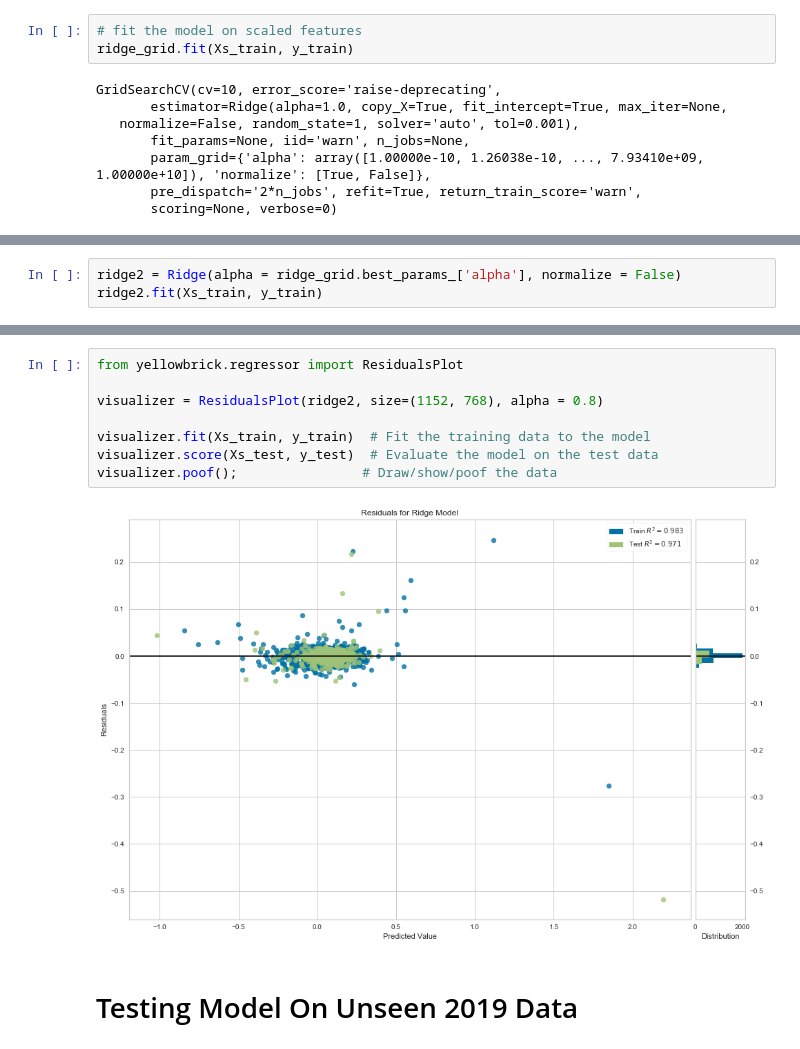
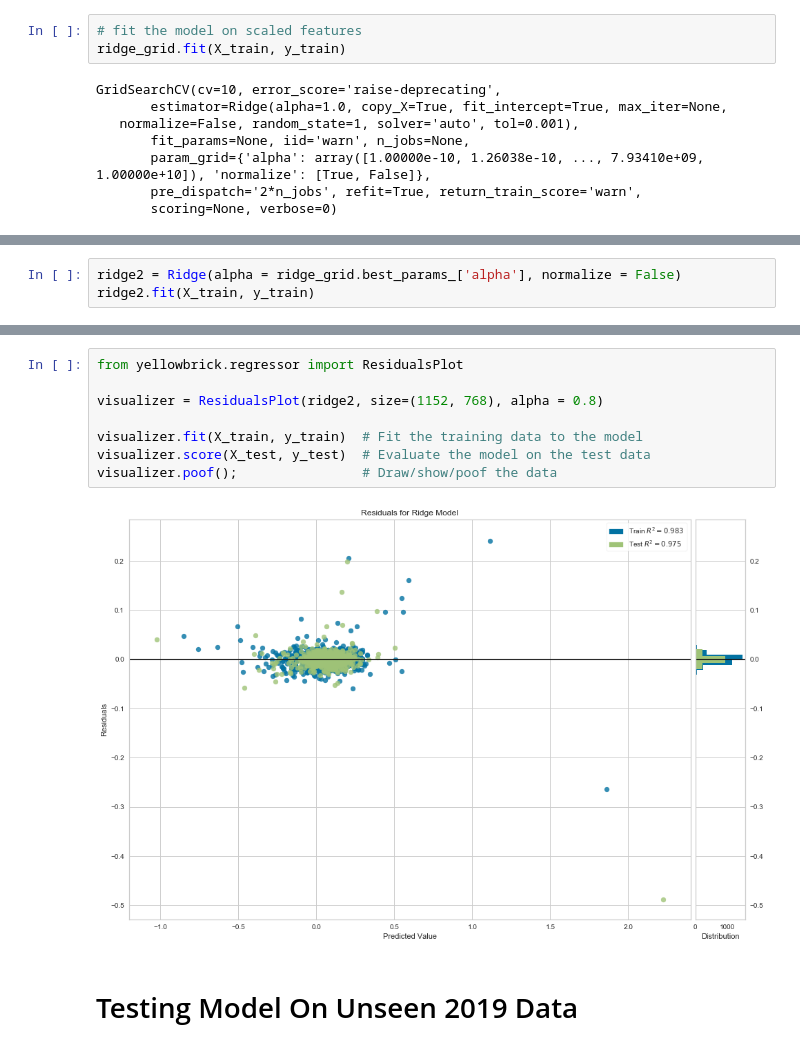
Before and after one commit to earny-joe/Springboard-DS-Portfolio, a Jupyter notebook: capstone_1/basketball/Individual_Player_Stats/winshares-ML.ipynb, the cells around one changed output, grey strips where cells are left out. Saved outputs shown, nothing was run; the diff lists cells and outputs as text.

```diff
--- a/capstone_1/basketball/Individual_Player_Stats/winshares-ML.ipynb
+++ b/capstone_1/basketball/Individual_Player_Stats/winshares-ML.ipynb
@@ -313,7 +326,7 @@ ridge = Ridge(random_state=1)
 ridge_grid = GridSearchCV(ridge, param_grid, cv=10)
 # %%
 # fit the model on scaled features
-ridge_grid.fit(Xs_train, y_train)
+ridge_grid.fit(X_train, y_train)
 # %% [output]
 GridSearchCV(cv=10, error_score='raise-deprecating',
        estimator=Ridge(alpha=1.0, copy_X=True, fit_intercept=True, max_iter=None,
@@ -332,4 +345,4 @@ Best score is 0.9626597873207982
 # %%
 ridge2 = Ridge(alpha = ridge_grid.best_params_['alpha'], normalize = False)
-ridge2.fit(Xs_train, y_train)
+ridge2.fit(X_train, y_train)
 # %% [output]
@@ -373,13 +369,13 @@ dtype: float64
 # %%
 from yellowbrick.regressor import ResidualsPlot
 
 visualizer = ResidualsPlot(ridge2, size=(1152, 768), alpha = 0.8)
 
-visualizer.fit(Xs_train, y_train)  # Fit the training data to the model
-visualizer.score(Xs_test, y_test)  # Evaluate the model on the test data
+visualizer.fit(X_train, y_train)  # Fit the training data to the model
+visualizer.score(X_test, y_test)  # Evaluate the model on the test data
 visualizer.poof();                # Draw/show/poof the data
 # %% [output]
-[figure, old version]
+[figure, new version]
 # %% [markdown]
 # Testing Model On Unseen 2019 Data
 # %%
```
Also changed, not shown: parts of 21 cells of this notebook, 6 other files.
